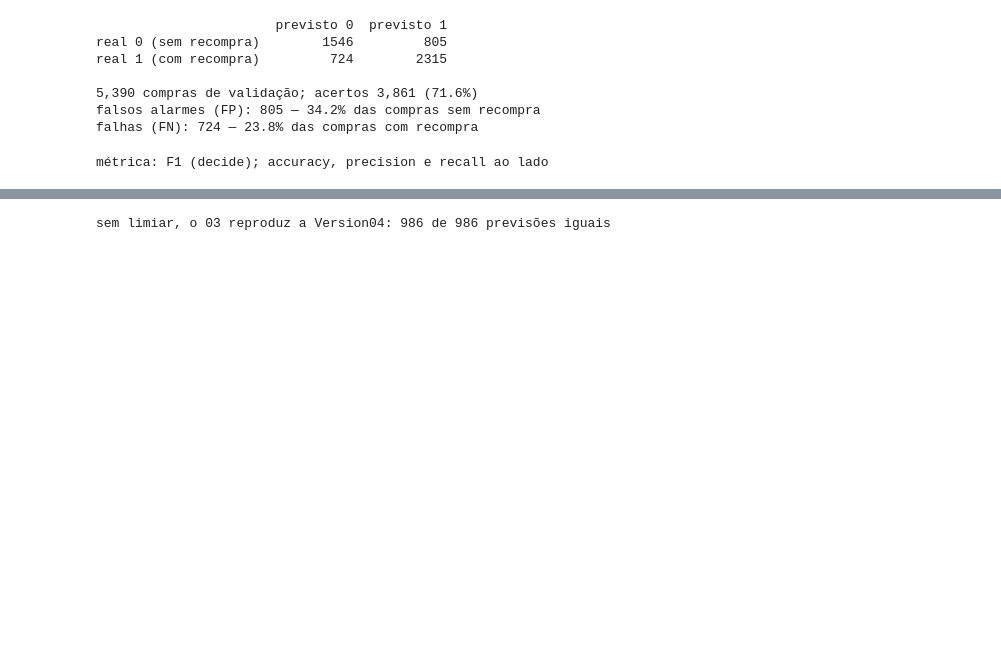
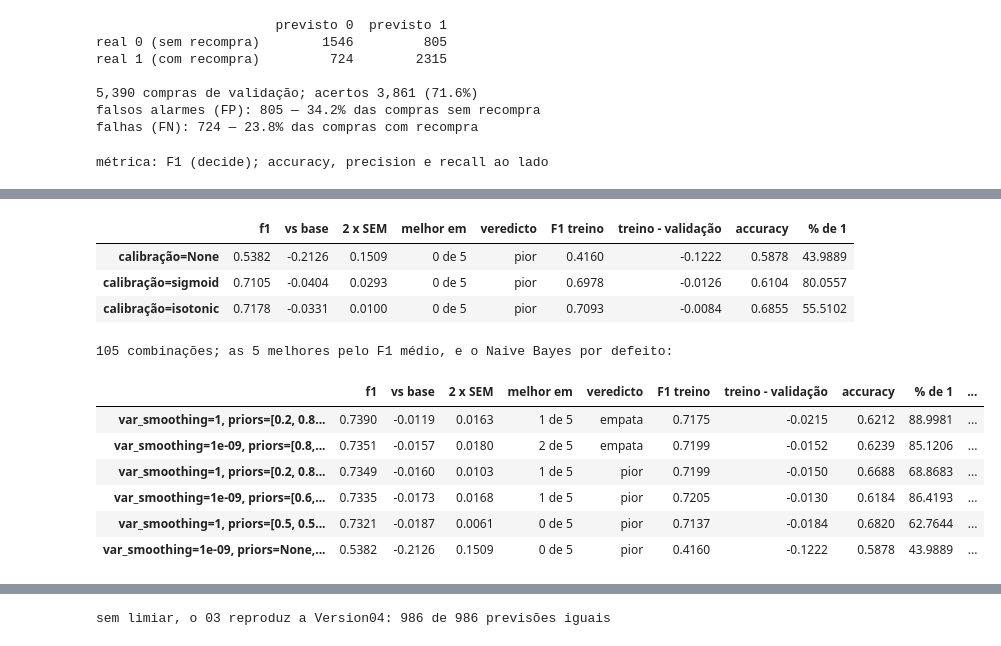
Before and after one commit to josebrites16/ML_project_2026-copia, a Jupyter notebook: notebooks/03_modelling.ipynb, the cells around one changed output, grey strips where cells are left out. Drawn from its saved outputs; the diff is of its cells as text; code cells hidden in the pictures; blank space fills up the shorter version.

```diff
--- a/notebooks/03_modelling.ipynb
+++ b/notebooks/03_modelling.ipynb
@@ -203,0 +396,9 @@ métrica: F1 (decide); accuracy, precision e recall ao lado
+# %%
+# Passo 17 - priors (W7, Step 22): a crença sobre cada classe antes de ver as colunas, na ordem
+# [classe 0, classe 1]. None usa a frequência do treino (cerca de 44% / 56%). Um prior maior na
+# classe 1 faz o modelo prever mais 1s, o que sobe a recall e, aqui, o F1, sem acertar mais:
+# por isso a accuracy e a "% de 1" ficam ao lado.
+prior_values = [None, [0.8, 0.2], [0.6, 0.4], [0.5, 0.5], [0.2, 0.8]]
+prior_table, prior_runs = sweep({f"priors={prior}": GaussianNB(priors=prior)
+                                 for prior in prior_values})
+prior_table.round(4)
@@ -203,0 +412,50 @@ métrica: F1 (decide); accuracy, precision e recall ao lado
+# %%
+# Passo 18 - calibração (W7, Step 23): o CalibratedClassifierCV treina o Naive Bayes em 5
+# partes do treino de cada divisão e aprende, nas partes que não viu, a corrigir as suas
+# probabilidades. Na W7 a calibração isotónica subiu o F1 de 0.7765 para 0.7977. As partes
+# internas saem só do treino de cada divisão, por isso a validação nunca entra.
+def naive_bayes(var_smoothing=1e-9, priors=None, method=None):
+    """GaussianNB com estas definições; com `method`, calibrado como na W7."""
+    model = GaussianNB(var_smoothing=var_smoothing, priors=priors)
+    if method is None:
+        return model
+    return CalibratedClassifierCV(model, method=method)
+
+
+calibration_values = [None, "sigmoid", "isotonic"]
+calibration_table, calibration_runs = sweep({f"calibração={method}": naive_bayes(method=method)
+                                             for method in calibration_values})
+calibration_table.round(4)
+# %% [output]
+|  | f1 | vs base | 2 x SEM | melhor em | veredicto | F1 treino | treino - validação | accuracy | % de 1 |
+| calibração=None | 0.5382 | -0.2126 | 0.1509 | 0 de 5 | pior | 0.4160 | -0.1222 | 0.5878 | 43.9889 |
+| calibração=sigmoid | 0.7105 | -0.0404 | 0.0293 | 0 de 5 | pior | 0.6978 | -0.0126 | 0.6104 | 80.0557 |
+| calibração=isotonic | 0.7178 | -0.0331 | 0.0100 | 0 de 5 | pior | 0.7093 | -0.0084 | 0.6855 | 55.5102 |
+# %%
+# Passo 19 - a grelha completa da W7 (Step 24): 7 var_smoothing x 5 priors x 3 calibrações = 105
+# combinações. O Naive Bayes é rápido, por isso não é preciso cortar; e a W7 mostra que a
+# calibração e o var_smoothing só ajudam em conjunto. Ao lado, o veredicto na accuracy: um
+# prior que só faz prever mais 1s sobe o F1 sem acertar mais (passo 6, tarefa 3).
+nb_grid = {f"var_smoothing={value:g}, priors={prior}, calibração={method}":
+           naive_bayes(value, prior, method)
+           for value in smoothing_values for prior in prior_values for method in calibration_values}
+nb_grid_table, nb_grid_runs = sweep(nb_grid)
+accuracy_check = compare(nb_grid_runs, reference, metric="accuracy").astype(
+    {"accuracy": float, "vs base": float, "SEM": float})
+nb_grid_table["accuracy vs base"] = accuracy_check["vs base"]
+nb_grid_table["veredicto accuracy"] = verdict(accuracy_check)
+
+print(f"{len(nb_grid)} combinações; as 5 melhores pelo F1 médio, e o Naive Bayes por defeito:")
+nb_default_name = "var_smoothing=1e-09, priors=None, calibração=None"
+nb_top = nb_grid_table.sort_values("f1", ascending=False).head(5)
+nb_top = pd.concat([nb_top, nb_grid_table.loc[[nb_default_name]]])
+nb_top.round(4)
+# %% [output]
+105 combinações; as 5 melhores pelo F1 médio, e o Naive Bayes por defeito:
+|  | f1 | vs base | 2 x SEM | melhor em | veredicto | F1 treino | treino - validação | accuracy | % de 1 | ... |
+| var_smoothing=1, priors=[0.2, 0.8... | 0.7390 | -0.0119 | 0.0163 | 1 de 5 | empata | 0.7175 | -0.0215 | 0.6212 | 88.9981 | ... |
+| var_smoothing=1e-09, priors=[0.8,... | 0.7351 | -0.0157 | 0.0180 | 2 de 5 | empata | 0.7199 | -0.0152 | 0.6239 | 85.1206 | ... |
+| var_smoothing=1, priors=[0.2, 0.8... | 0.7349 | -0.0160 | 0.0103 | 1 de 5 | pior | 0.7199 | -0.0150 | 0.6688 | 68.8683 | ... |
+| var_smoothing=1e-09, priors=[0.6,... | 0.7335 | -0.0173 | 0.0168 | 1 de 5 | pior | 0.7205 | -0.0130 | 0.6184 | 86.4193 | ... |
+| var_smoothing=1, priors=[0.5, 0.5... | 0.7321 | -0.0187 | 0.0061 | 0 de 5 | pior | 0.7137 | -0.0184 | 0.6820 | 62.7644 | ... |
+| var_smoothing=1e-09, priors=None,... | 0.5382 | -0.2126 | 0.1509 | 0 de 5 | pior | 0.4160 | -0.1222 | 0.5878 | 43.9889 | ... |
```
Also changed, not shown: parts of 12 cells of this notebook.
